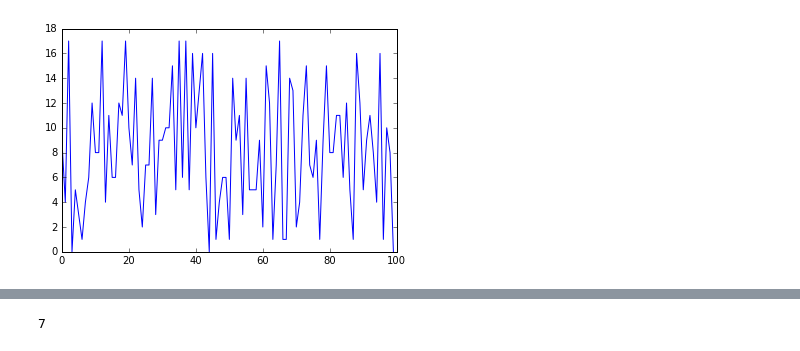
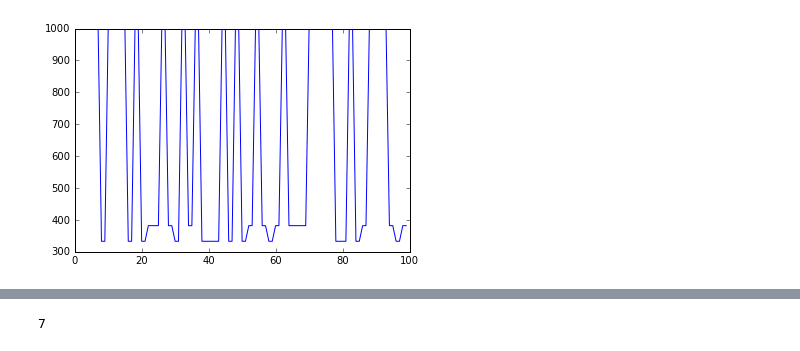
Before and after one commit to funboarder13920/OSVM, a Jupyter notebook: microsoft_algorithm.ipynb, the cells around one changed output, grey strips where cells are left out. Drawn from its saved outputs; the diff is of its cells as text; code cells hidden in the pictures.

Commit message:
regarder du coté de kkt, alpha==0 possible?

```diff
--- a/microsoft_algorithm.ipynb
+++ b/microsoft_algorithm.ipynb
@@ -14,16 +17,23 @@ def KKTviol(O,rho,mu,l,alpha,ens):
     #print(ens2[0])
     #np.random.shuffle(ens)
     #p = -1
+    #enstest = []
     #for index in ens:
     #    if (O[index] -rho)*alpha[index]>0 or (rho-O[index])*(1/(mu*l)-alpha[index])>0:
             #print((O[index] -rho)*alpha[index],(rho-O[index])*(1/(mu*l)-alpha[index]),alpha[index])
+    #        enstest.append(index)
     #        p = index
 
     if len(ens2[0]) == 0:
         return -1
     else :
         index = np.random.randint(len(ens2[0]))
-        return ens2[0][index]
+        #print(ens2[0][index])
+        #print(ens2[0])
+        #print(ens2)
+        #print(enstest)
+        #time.sleep(0.5)
+        return ens[ens2[0][index]]
     #return p
 # %%
 def argmax(O,i,ens):
@@ -91,7 +105,8 @@ def optim(alpha,i,j,K,O,mu,l):
         print("oups",alphai,alphaj)
     return alphai,alphaj
 # %%
-def SVcalc(alpha,c):
-    return list(np.where((alpha>0))[0])#&(alpha<c))[0])
+def SVcalc(alpha,c=1):
+    SV = list(np.where(((alpha>(10**(-10))) & (alpha<(c-10**-10))))[0])
+    return SV
 # %%
 class osvm:
@@ -304,7 +345,7 @@ class osvm:
 # %%
 data = 2*(-0.5 + np.random.rand(1000))
 # %%
-test = osvm(0.01,gamma = 10)
+test = osvm(0.005,gamma = 10,maxiter=1000)
 test.fit(data)
 # %% [output]
 Initialisation
@@ -339,9 +382,8 @@ plt.show()
 # %%
-plt.plot(test.diffindex_hist[-100:])
-#plt.plot(test.lenOsv,'r')
+plt.plot(test.index_hist[-100:])
 plt.show()
 # %% [output]
-[figure, old version]
+[figure, new version]
 # %%
 # probleme de la projection de alpha1 et alpha2
 #return alpha?
```
Also changed, not shown: parts of 14 cells of this notebook.
